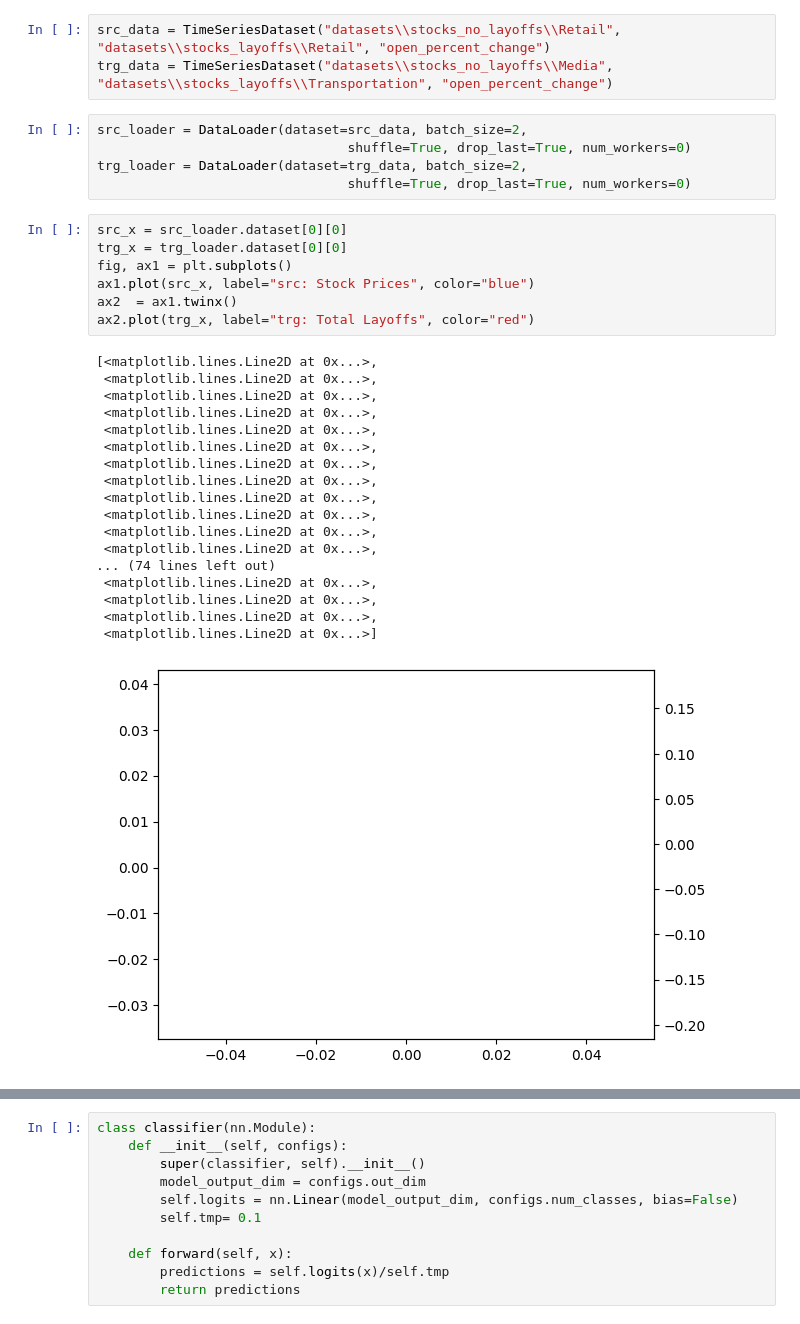
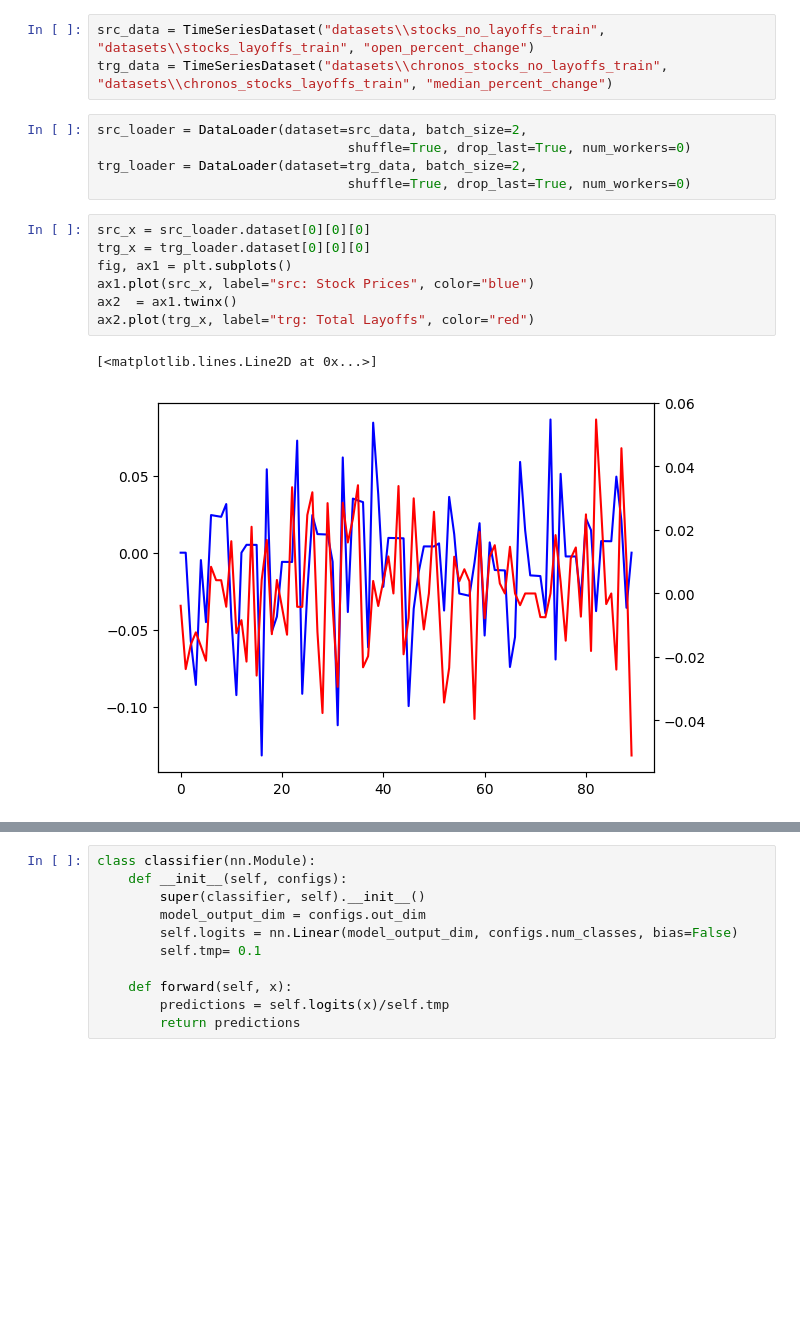
Before and after one commit to shwaylay/CMSC828A_Final_Proj, a Jupyter notebook: try_raincoat_classifier.ipynb, the cells around one changed output, grey strips where cells are left out. Cells and saved outputs as stored; diff of their text form; blank space fills up the shorter version.

```diff
--- a/try_raincoat_classifier.ipynb
+++ b/try_raincoat_classifier.ipynb
@@ -78,39 +80,23 @@ class TimeSeriesDataset(Dataset):
     def __getitem__(self, idx):
         return self.X_train[idx].float(), self.Y_train[idx]
 # %%
-src_data = TimeSeriesDataset("datasets\\stocks_no_layoffs\\Retail", "datasets\\stocks_layoffs\\Retail", "open_percent_change")
-trg_data = TimeSeriesDataset("datasets\\stocks_no_layoffs\\Media", "datasets\\stocks_layoffs\\Transportation", "open_percent_change")
+src_data = TimeSeriesDataset("datasets\\stocks_no_layoffs_train", "datasets\\stocks_layoffs_train", "open_percent_change")
+trg_data = TimeSeriesDataset("datasets\\chronos_stocks_no_layoffs_train", "datasets\\chronos_stocks_layoffs_train", "median_percent_change")
 # %%
 src_loader = DataLoader(dataset=src_data, batch_size=2,
                                 shuffle=True, drop_last=True, num_workers=0)
 trg_loader = DataLoader(dataset=trg_data, batch_size=2,
                                 shuffle=True, drop_last=True, num_workers=0)
 # %%
-src_x = src_loader.dataset[0][0]
-trg_x = trg_loader.dataset[0][0]
+src_x = src_loader.dataset[0][0][0]
+trg_x = trg_loader.dataset[0][0][0]
 fig, ax1 = plt.subplots()
 ax1.plot(src_x, label="src: Stock Prices", color="blue")
 ax2  = ax1.twinx()
 ax2.plot(trg_x, label="trg: Total Layoffs", color="red")
 # %% [output]
-[<matplotlib.lines.Line2D at 0x...>,
- <matplotlib.lines.Line2D at 0x...>,
- <matplotlib.lines.Line2D at 0x...>,
- <matplotlib.lines.Line2D at 0x...>,
- <matplotlib.lines.Line2D at 0x...>,
- <matplotlib.lines.Line2D at 0x...>,
- <matplotlib.lines.Line2D at 0x...>,
- <matplotlib.lines.Line2D at 0x...>,
- <matplotlib.lines.Line2D at 0x...>,
- <matplotlib.lines.Line2D at 0x...>,
- <matplotlib.lines.Line2D at 0x...>,
- <matplotlib.lines.Line2D at 0x...>,
-... (74 lines left out)
- <matplotlib.lines.Line2D at 0x...>,
- <matplotlib.lines.Line2D at 0x...>,
- <matplotlib.lines.Line2D at 0x...>,
- <matplotlib.lines.Line2D at 0x...>]
+[<matplotlib.lines.Line2D at 0x...>]
-[figure, old version]
+[figure, new version]
 # %%
 src_x = torch.tensor(src_x)
 trg_x = torch.tensor(trg_x)
```
Also changed, not shown: parts of 15 cells of this notebook.
